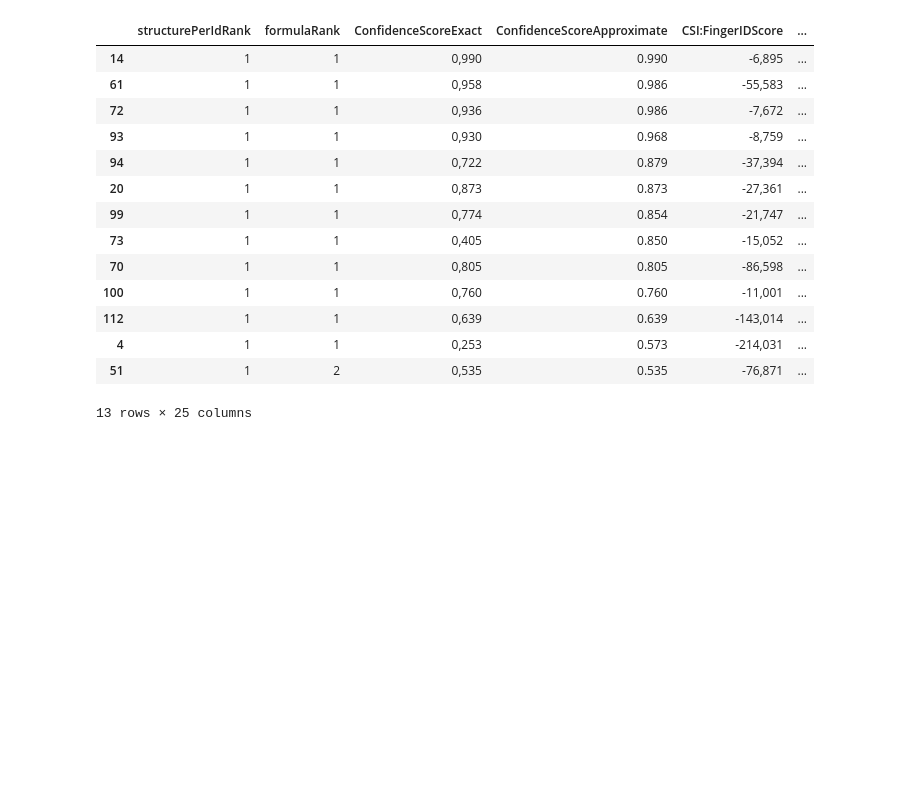
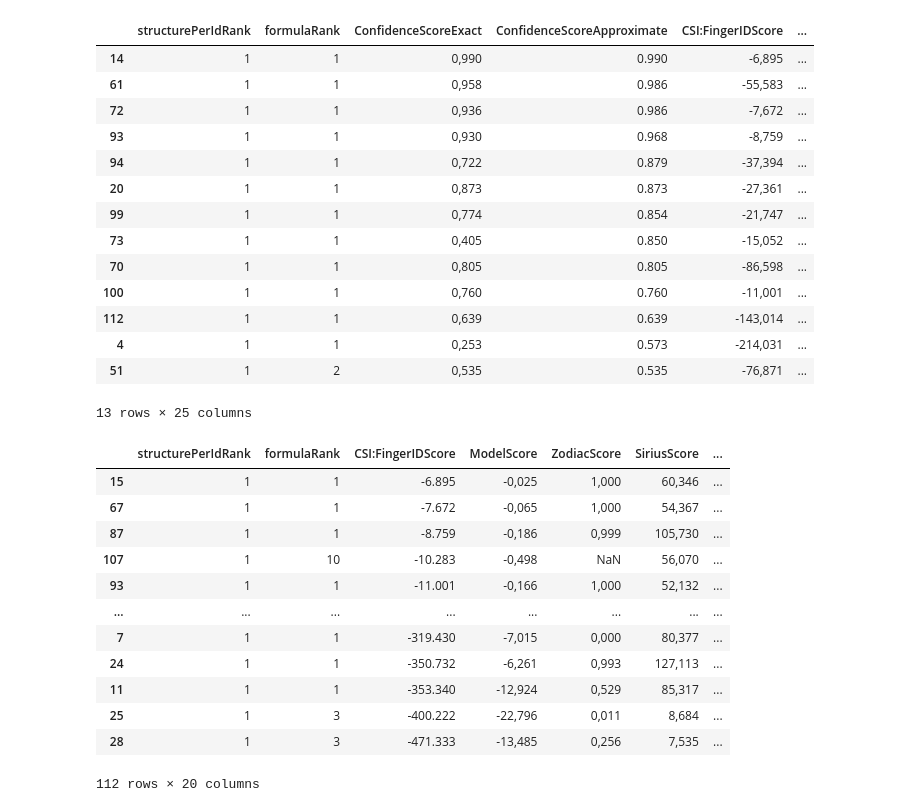
Before and after one commit to JosuaCarl/RAMPT, a Jupyter notebook: source/population_difference_testing/merge_evaluate.ipynb, the cells around one changed output. Drawn from its saved outputs; the diff is of its cells as text; code cells hidden in the pictures; blank space fills up the shorter version.

```diff
--- a/source/population_difference_testing/merge_evaluate.ipynb
+++ b/source/population_difference_testing/merge_evaluate.ipynb
@@ -73,0 +65,19 @@ solid_sirius_structures
+# %%
+solid_sirius_denovo_structures = read_filter_sirius("../../project_batches/sirius/summaries/denovo_structure_identifications.tsv", "CSI:FingerIDScore", -1000)
+solid_sirius_denovo_structures
+
+# INCLUDE DE NOVO IF CSI:FingerIDScore De Novo < CSI:FingerIDScore Structures
+# %% [output]
+|  | structurePerIdRank | formulaRank | CSI:FingerIDScore | ModelScore | ZodiacScore | SiriusScore | ... |
+| 15 | 1 | 1 | -6.895 | -0,025 | 1,000 | 60,346 | ... |
+| 67 | 1 | 1 | -7.672 | -0,065 | 1,000 | 54,367 | ... |
+| 87 | 1 | 1 | -8.759 | -0,186 | 0,999 | 105,730 | ... |
+| 107 | 1 | 10 | -10.283 | -0,498 | NaN | 56,070 | ... |
+| 93 | 1 | 1 | -11.001 | -0,166 | 1,000 | 52,132 | ... |
+| ... | ... | ... | ... | ... | ... | ... | ... |
+| 7 | 1 | 1 | -319.430 | -7,015 | 0,000 | 80,377 | ... |
+| 24 | 1 | 1 | -350.732 | -6,261 | 0,993 | 127,113 | ... |
+| 11 | 1 | 1 | -353.340 | -12,924 | 0,529 | 85,317 | ... |
+| 25 | 1 | 3 | -400.222 | -22,796 | 0,011 | 8,684 | ... |
+| 28 | 1 | 3 | -471.333 | -13,485 | 0,256 | 7,535 | ... |
+112 rows × 20 columns
```
Also changed, not shown: parts of 2 cells of this notebook, 6 other files.
